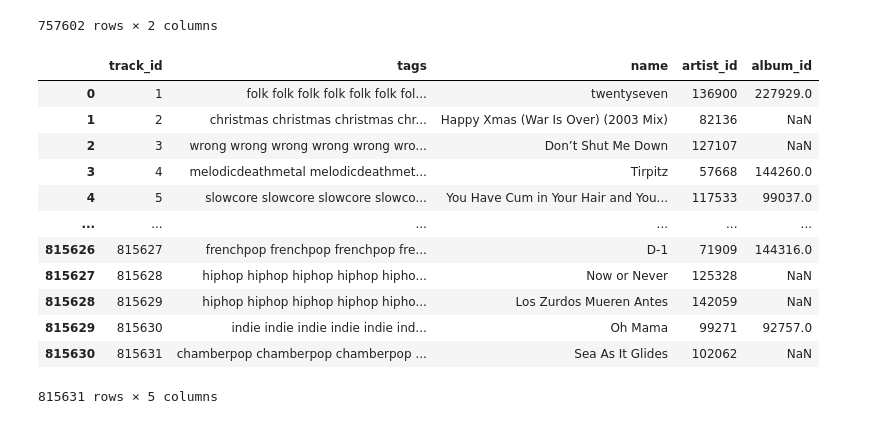
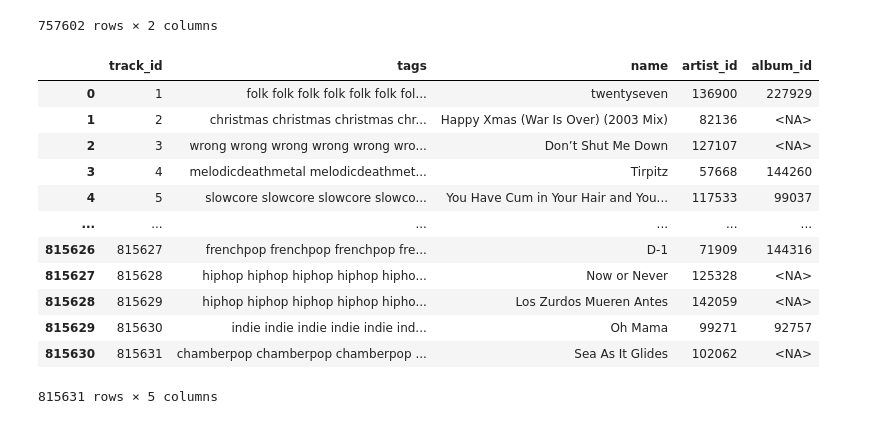
Before and after one commit to Acervans/lastfm_RS, a Jupyter notebook: lastfm_RS/backend/research/generate_recsys_data.ipynb, the cells around one changed output. Saved outputs shown, nothing was run; the diff lists cells and outputs as text; code cells hidden in the pictures.

Commit message:
Preprocess album IDs

```diff
--- a/lastfm_RS/backend/research/generate_recsys_data.ipynb
+++ b/lastfm_RS/backend/research/generate_recsys_data.ipynb
@@ -483,28 +483,30 @@ grouped_tags
 # %%
 def merge_tracks_data(df: pd.DataFrame):
     track_table = get_table_df('track')
     track_table.drop(columns='vad', inplace=True)  # Already generated previously in all_tracks_vads.zip
     track_table.rename(columns={'id': 'track_id'}, inplace=True)
-    track_table['album_id'] = track_table['album_id']
+
+    # Process album tokens
+    track_table['album_id'] = track_table['album_id'].astype('Int64')
 
     return df.merge(track_table, how='right', on='track_id')
 
 track_data = merge_tracks_data(grouped_tags)
 
 track_data
 # %% [output]
 |  | track_id | tags | name | artist_id | album_id |
-| 0 | 1 | folk folk folk folk folk folk fol... | twentyseven | 136900 | 227929.0 |
-| 1 | 2 | christmas christmas christmas chr... | Happy Xmas (War Is Over) (2003 Mix) | 82136 | NaN |
-| 2 | 3 | wrong wrong wrong wrong wrong wro... | Don’t Shut Me Down | 127107 | NaN |
-| 3 | 4 | melodicdeathmetal melodicdeathmet... | Tirpitz | 57668 | 144260.0 |
-| 4 | 5 | slowcore slowcore slowcore slowco... | You Have Cum in Your Hair and You... | 117533 | 99037.0 |
+| 0 | 1 | folk folk folk folk folk folk fol... | twentyseven | 136900 | 227929 |
+| 1 | 2 | christmas christmas christmas chr... | Happy Xmas (War Is Over) (2003 Mix) | 82136 | <NA> |
+| 2 | 3 | wrong wrong wrong wrong wrong wro... | Don’t Shut Me Down | 127107 | <NA> |
+| 3 | 4 | melodicdeathmetal melodicdeathmet... | Tirpitz | 57668 | 144260 |
+| 4 | 5 | slowcore slowcore slowcore slowco... | You Have Cum in Your Hair and You... | 117533 | 99037 |
 | ... | ... | ... | ... | ... | ... |
-| 815626 | 815627 | frenchpop frenchpop frenchpop fre... | D-1 | 71909 | 144316.0 |
-| 815627 | 815628 | hiphop hiphop hiphop hiphop hipho... | Now or Never | 125328 | NaN |
-| 815628 | 815629 | hiphop hiphop hiphop hiphop hipho... | Los Zurdos Mueren Antes | 142059 | NaN |
-| 815629 | 815630 | indie indie indie indie indie ind... | Oh Mama | 99271 | 92757.0 |
-| 815630 | 815631 | chamberpop chamberpop chamberpop ... | Sea As It Glides | 102062 | NaN |
+| 815626 | 815627 | frenchpop frenchpop frenchpop fre... | D-1 | 71909 | 144316 |
+| 815627 | 815628 | hiphop hiphop hiphop hiphop hipho... | Now or Never | 125328 | <NA> |
+| 815628 | 815629 | hiphop hiphop hiphop hiphop hipho... | Los Zurdos Mueren Antes | 142059 | <NA> |
+| 815629 | 815630 | indie indie indie indie indie ind... | Oh Mama | 99271 | 92757 |
+| 815630 | 815631 | chamberpop chamberpop chamberpop ... | Sea As It Glides | 102062 | <NA> |
 815631 rows × 5 columns
 # %%
 PATH = f"{DATA_PATH}/track_full_data.zip"
```
Also changed, not shown: 3 other files.
